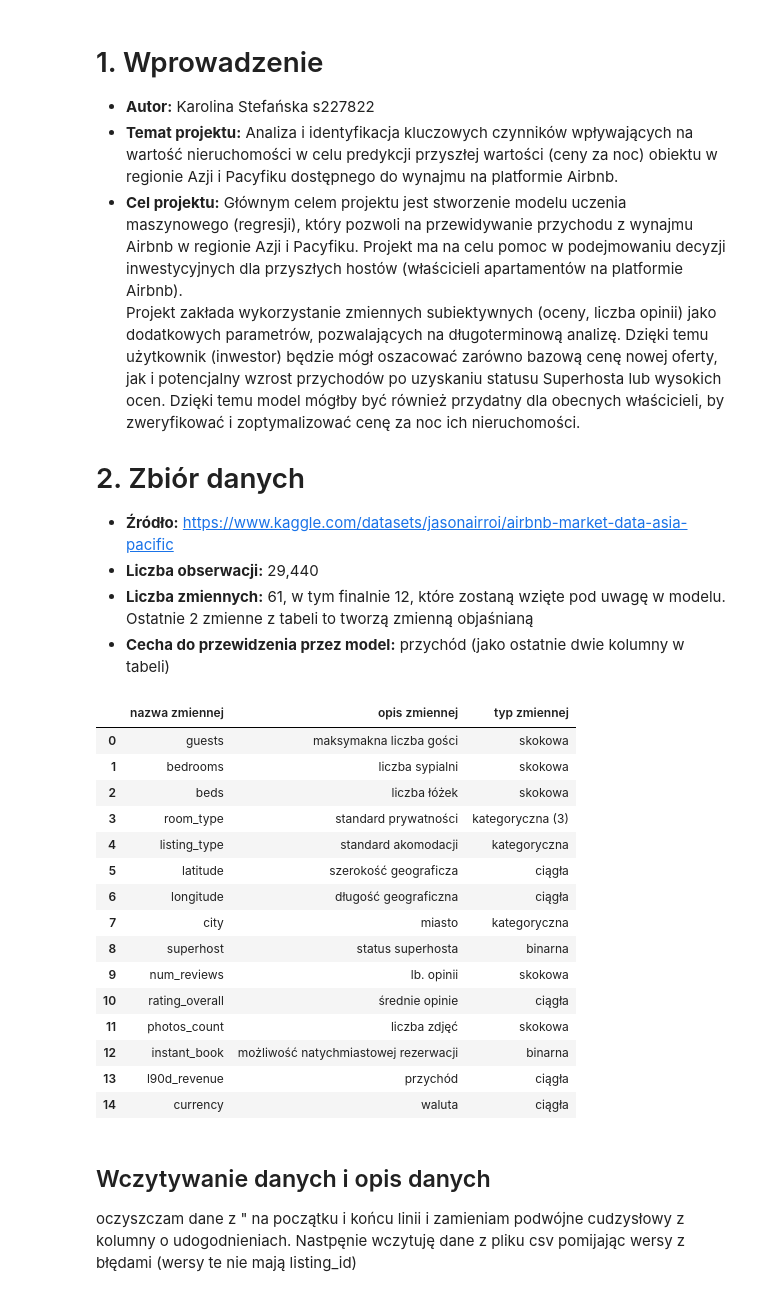
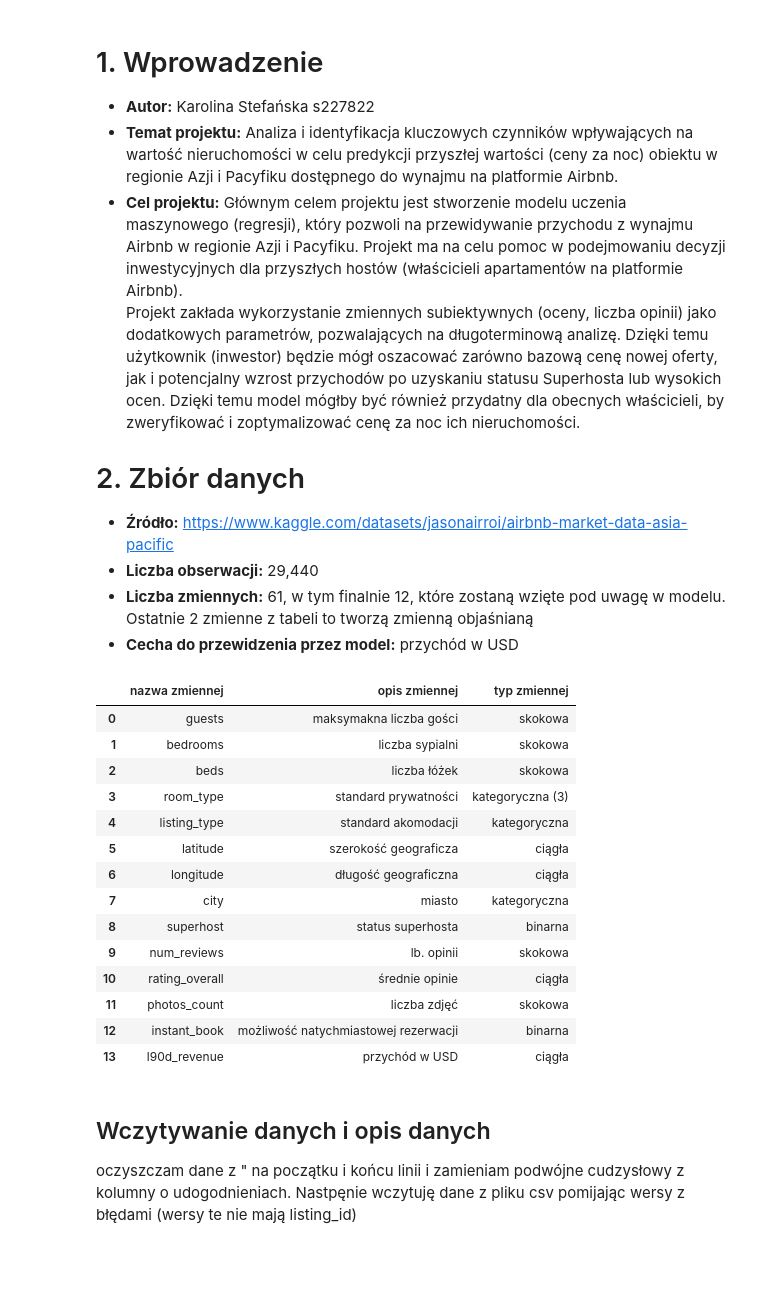
Before and after one commit to szczypiorecz3k/airbnb_project, a Jupyter notebook: raport.ipynb, the cells around one changed output. Drawn from its saved outputs; the diff is of its cells as text; code cells hidden in the pictures; blank space fills up the shorter version.

```diff
--- a/raport.ipynb
+++ b/raport.ipynb
@@ -18,7 +18,7 @@ dla obecnych właścicieli, by zweryfikować i zoptymalizować cenę za noc ich
 - **Źródło:** https://www.kaggle.com/datasets/jasonairroi/airbnb-market-data-asia-pacific
 - **Liczba obserwacji:** 29,440
 - **Liczba zmiennych:** 61, w tym finalnie 12, które zostaną wzięte pod uwagę w modelu. Ostatnie 2 zmienne z tabeli to tworzą zmienną objaśnianą
-- **Cecha do przewidzenia przez model:** przychód (jako ostatnie dwie kolumny w tabeli)
+- **Cecha do przewidzenia przez model:** przychód w USD
 # %%
 import pandas as pd
 import numpy as np
@@ -26,37 +26,35 @@ zmienne= pd.DataFrame([
     ('guests','maksymakna liczba gości', 'skokowa'),
     ('bedrooms', 'liczba sypialni', 'skokowa'),
     ('beds' ,'liczba łóżek', 'skokowa'),
     ('room_type','standard prywatności','kategoryczna (3)'),
     ('listing_type', 'standard akomodacji', 'kategoryczna') ,
     ('latitude', 'szerokość geograficza', 'ciągła'),
     ('longitude', 'długość geograficzna' ,'ciągła'),
     ('city', 'miasto', 'kategoryczna'),
     ('superhost', 'status superhosta', 'binarna'),
     ('num_reviews', 'lb. opinii', 'skokowa'),
     ('rating_overall', 'średnie opinie', 'ciągła'),
     ('photos_count', 'liczba zdjęć', 'skokowa'),
     ('instant_book', 'możliwość natychmiastowej rezerwacji', 'binarna'),
-    ('l90d_revenue', 'przychód', 'ciągła'),
-    ('currency', 'waluta', 'ciągła'),
+    ('l90d_revenue', 'przychód w USD', 'ciągła'),
     ], columns=('nazwa zmiennej', 'opis zmiennej', 'typ zmiennej'))
 zmienne
 # %% [output]
 |  | nazwa zmiennej | opis zmiennej | typ zmiennej |
 | 0 | guests | maksymakna liczba gości | skokowa |
 | 1 | bedrooms | liczba sypialni | skokowa |
 | 2 | beds | liczba łóżek | skokowa |
 | 3 | room_type | standard prywatności | kategoryczna (3) |
 | 4 | listing_type | standard akomodacji | kategoryczna |
 | 5 | latitude | szerokość geograficza | ciągła |
 | 6 | longitude | długość geograficzna | ciągła |
 | 7 | city | miasto | kategoryczna |
 | 8 | superhost | status superhosta | binarna |
 | 9 | num_reviews | lb. opinii | skokowa |
 | 10 | rating_overall | średnie opinie | ciągła |
 | 11 | photos_count | liczba zdjęć | skokowa |
 | 12 | instant_book | możliwość natychmiastowej rezerwacji | binarna |
-| 13 | l90d_revenue | przychód | ciągła |
-| 14 | currency | waluta | ciągła |
+| 13 | l90d_revenue | przychód w USD | ciągła |
 # %% [markdown]
 ## Wczytywanie danych i opis danych
 oczyszczam dane z " na początku i końcu linii i zamieniam podwójne cudzysłowy z kolumny o udogodnieniach. Nastpęnie wczytuję dane z pliku csv pomijając wersy z błędami (wersy te nie mają listing_id)
```
Also changed, not shown: parts of 47 cells of this notebook, 1 other file.
